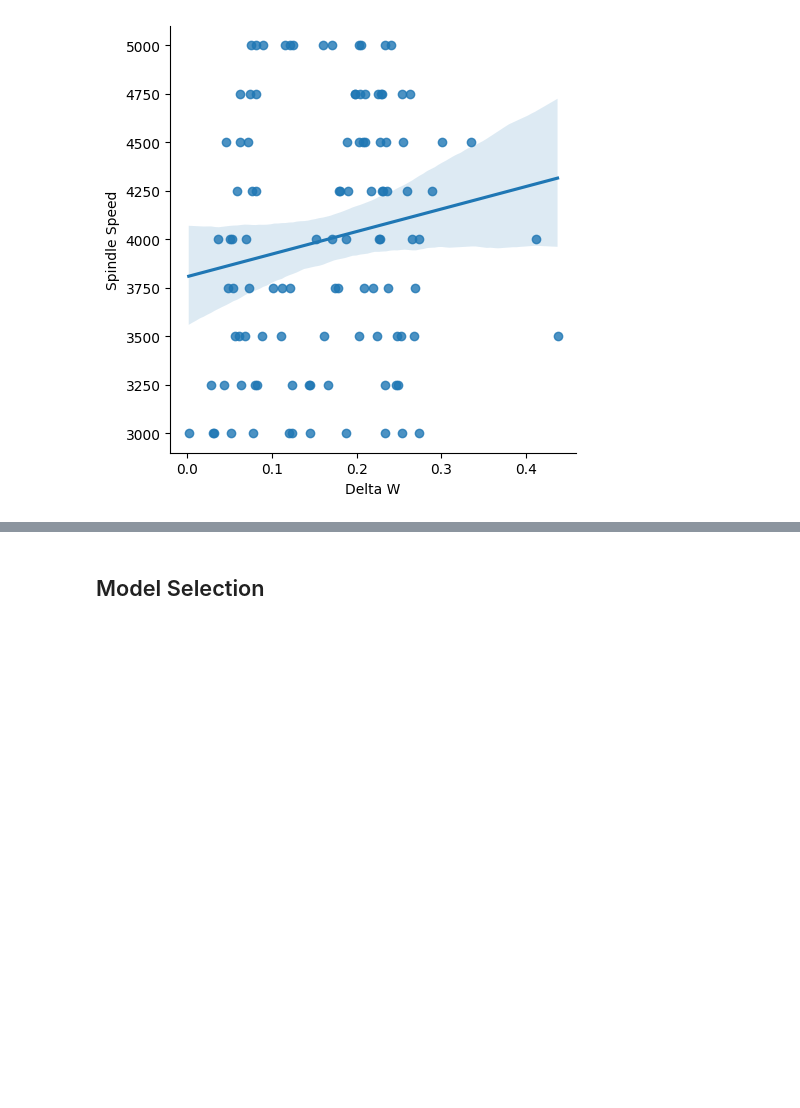
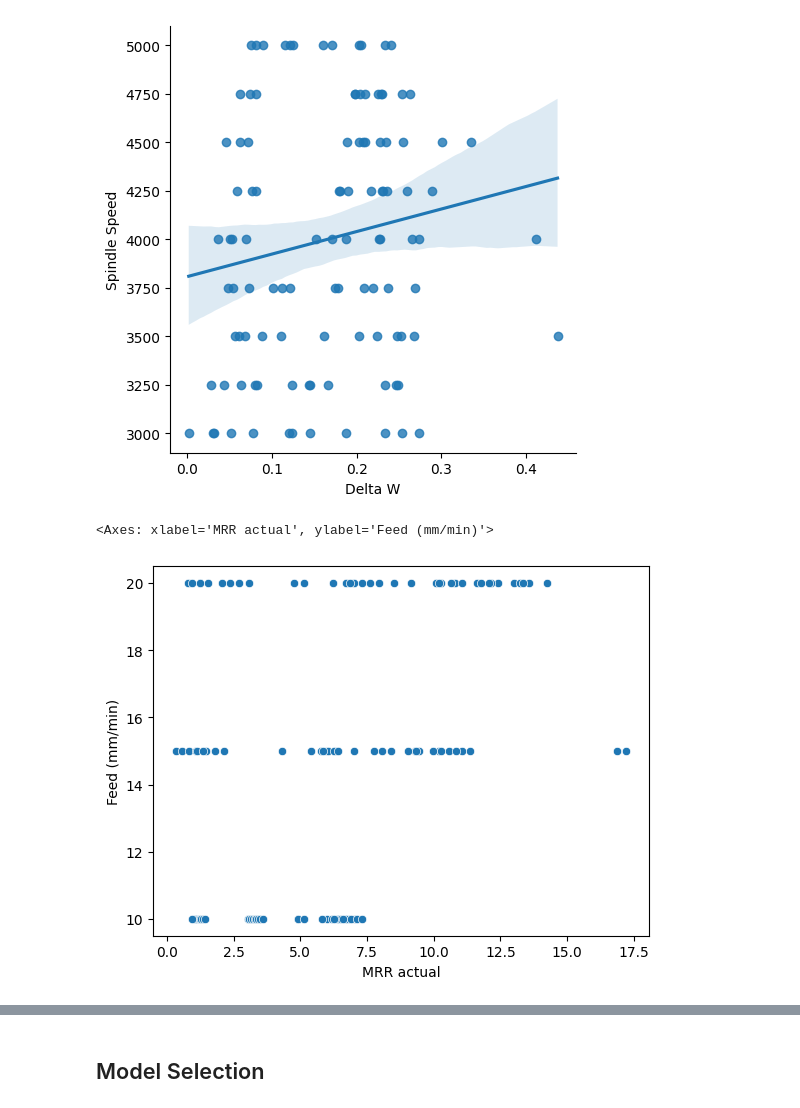
Before and after one commit to VardanMittal/Micromilling_process_optimisation, a Jupyter notebook: main.ipynb, the cells around one changed output, grey strips where cells are left out. Cells and saved outputs as stored; diff of their text form; code cells hidden in the pictures; blank space fills up the shorter version.

Commit message:
"Image generations for report"

```diff
--- a/main.ipynb
+++ b/main.ipynb
@@ -124,3 +124,8 @@ sns.lmplot(x ="Delta W", y ="Spindle Speed", data = data)
 # %% [output]
 <seaborn.axisgrid.FacetGrid at 0x...>
 [figure]
+# %%
+sns.scatterplot(data,x = "MRR actual", y ="Feed (mm/min)")
+# %% [output]
+<Axes: xlabel='MRR actual', ylabel='Feed (mm/min)'>
+[figure, added]
```
Also changed, not shown: parts of 2 cells of this notebook, 6 other files.
